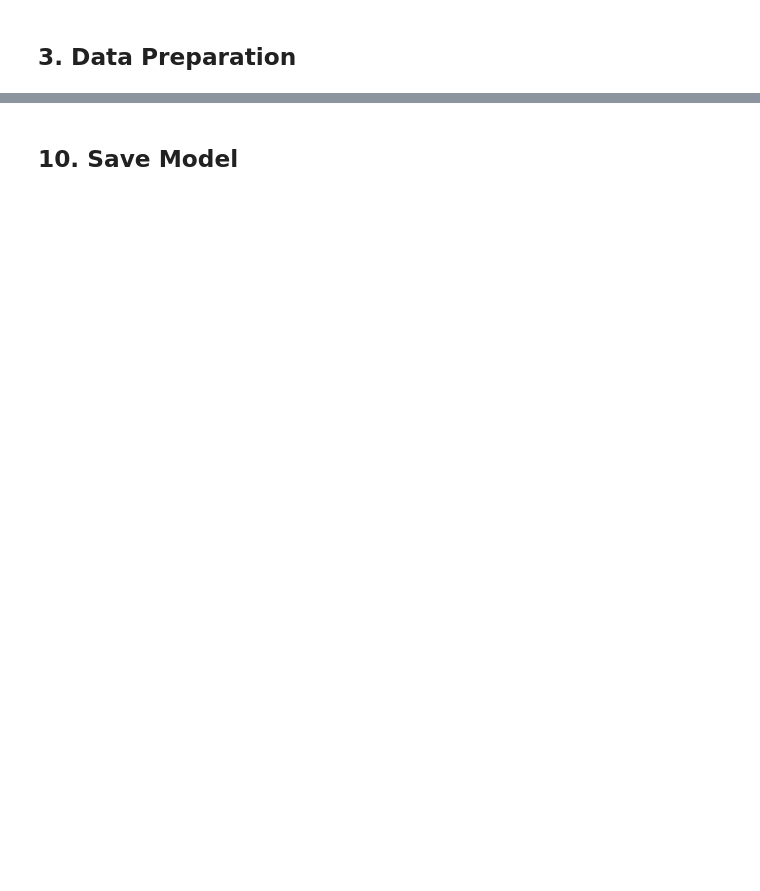
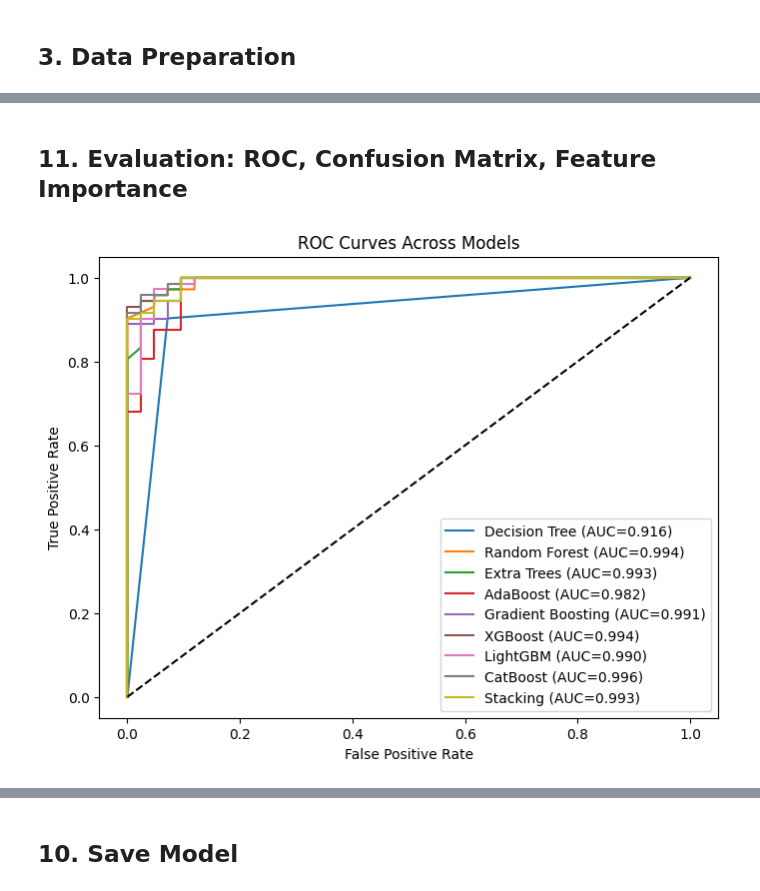
Before and after one commit to anika0273/ML_BoilerPlates, a Jupyter notebook: Decision_Tree.ipynb, the cells around one changed output, grey strips where cells are left out. Drawn from its saved outputs; the diff is of its cells as text; code cells hidden in the pictures; blank space fills up the shorter version.

```diff
--- a/Decision_Tree.ipynb
+++ b/Decision_Tree.ipynb
@@ -130,11 +264,11 @@ print("Accuracy:", cat.score(X_test, y_test))
 # %%
-print("\n--- Stacking ---")
+# Combines predictions of several base models using a meta model (here, Logistic Regression)
 stack = StackingClassifier(
-estimators=[
-('rf', RandomForestClassifier(n_estimators=100, random_state=42)),
-('xgb', XGBClassifier(eval_metric="logloss", random_state=42))
-],
-final_estimator=LogisticRegression(max_iter=1000)
+    estimators=[
+        ('rf', RandomForestClassifier(n_estimators=100, random_state=42)),
+        ('xgb', XGBClassifier(eval_metric="logloss", random_state=42, use_label_encoder=False))
+    ],
+    final_estimator=LogisticRegression(max_iter=1000)
 )
 stack.fit(X_train, y_train)
-print("Accuracy:", stack.score(X_test, y_test))
+print("Stacking Test Accuracy:", stack.score(X_test, y_test))
@@ -170,0 +355,18 @@ for name, model in models.items():
+# %% [markdown]
+## 11. Evaluation: ROC, Confusion Matrix, Feature Importance
+# %%
+plt.figure(figsize=(8,6))
+for name, model in models.items():
+    if hasattr(model, "predict_proba"):
+        y_probs = model.predict_proba(X_test)[:,1]
+        fpr, tpr, _ = roc_curve(y_test, y_probs)
+        auc = roc_auc_score(y_test, y_probs)
+        plt.plot(fpr, tpr, label=f"{name} (AUC={auc:.3f})")
+plt.plot([0,1],[0,1],'k--')
+plt.xlabel("False Positive Rate")
+plt.ylabel("True Positive Rate")
+plt.title("ROC Curves Across Models")
+plt.legend()
+plt.show()
+# %% [output]
+[figure, added]
```
Also changed, not shown: parts of 46 cells of this notebook, 2 other files.
